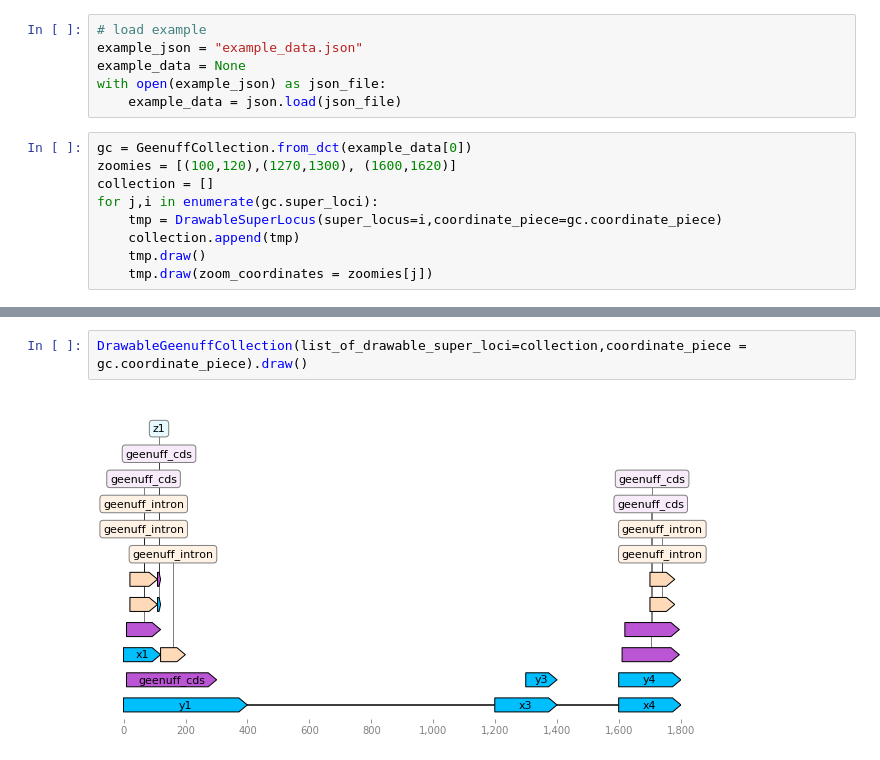
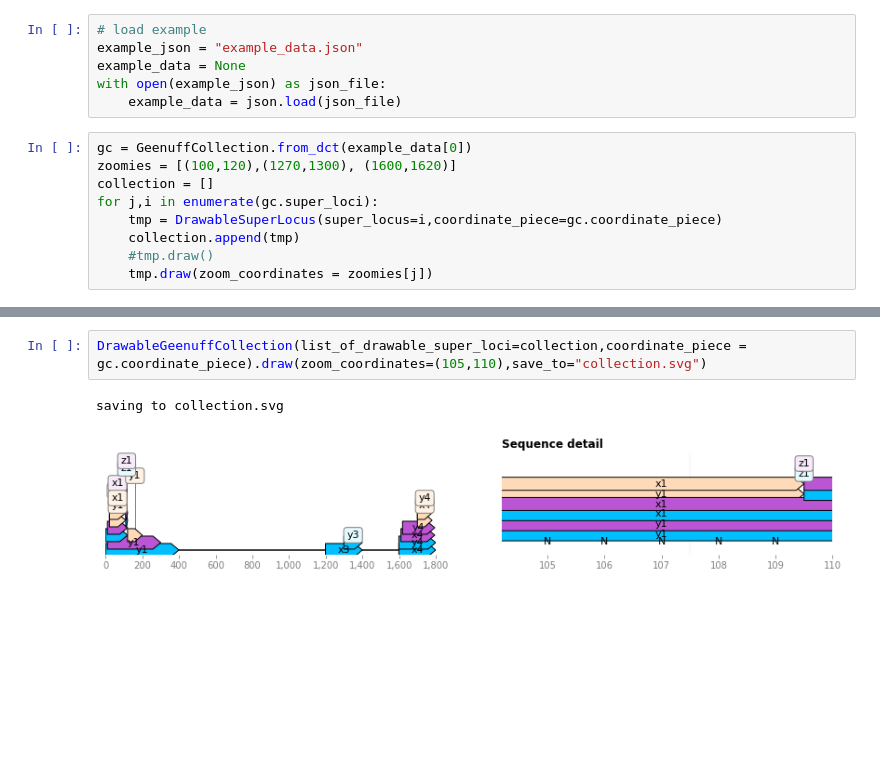
Before and after one commit to gglyptodon/GeenuFF, a Jupyter notebook: example_notebooks/example_vis.ipynb, the cells around one changed output, grey strips where cells are left out. Drawn from its saved outputs; the diff is of its cells as text; blank space fills up the shorter version.

Commit message:
add option to save output to file, labeling changed to transcript.given name

```diff
--- a/example_notebooks/example_vis.ipynb
+++ b/example_notebooks/example_vis.ipynb
@@ -24,6 +24,6 @@ collection = []
 for j,i in enumerate(gc.super_loci):
     tmp = DrawableSuperLocus(super_locus=i,coordinate_piece=gc.coordinate_piece)
     collection.append(tmp)
-    tmp.draw()
+    #tmp.draw()
     tmp.draw(zoom_coordinates = zoomies[j])
 # %% [output]
@@ -36,4 +33,5 @@ for j,i in enumerate(gc.super_loci):
 # %%
-DrawableGeenuffCollection(list_of_drawable_super_loci=collection,coordinate_piece = gc.coordinate_piece).draw()
+DrawableGeenuffCollection(list_of_drawable_super_loci=collection,coordinate_piece = gc.coordinate_piece).draw(zoom_coordinates=(105,110),save_to="collection.svg")
 # %% [output]
+saving to collection.svg
-[figure, old version]
+[figure, new version]
```
Also changed, not shown: parts of 2 cells of this notebook, 1 other file.
